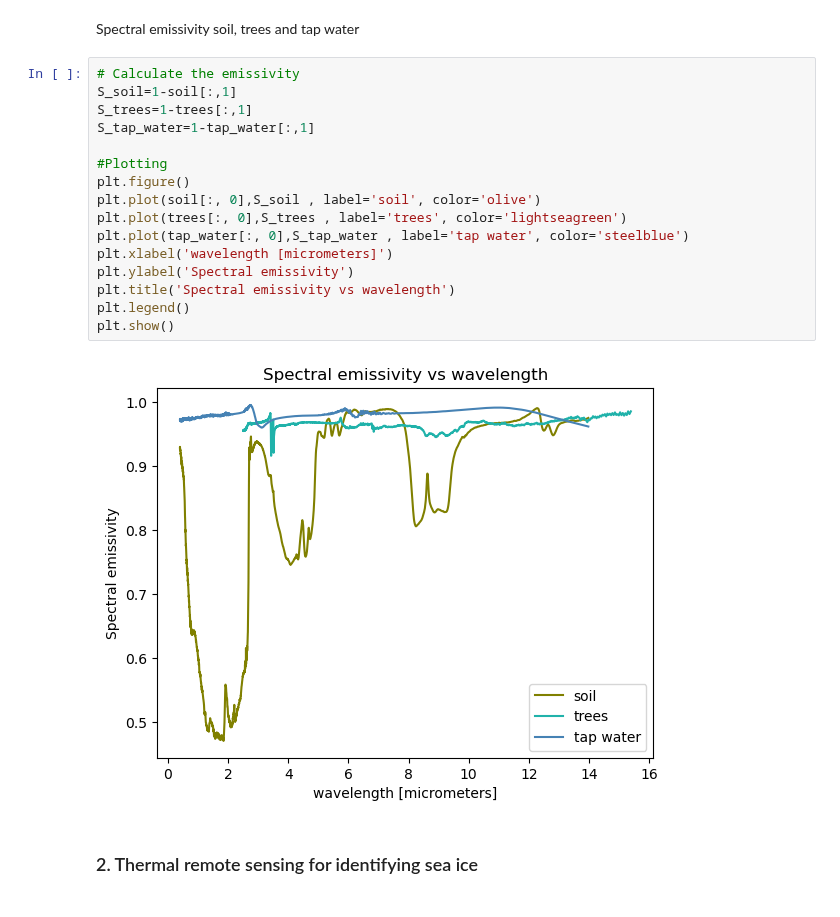
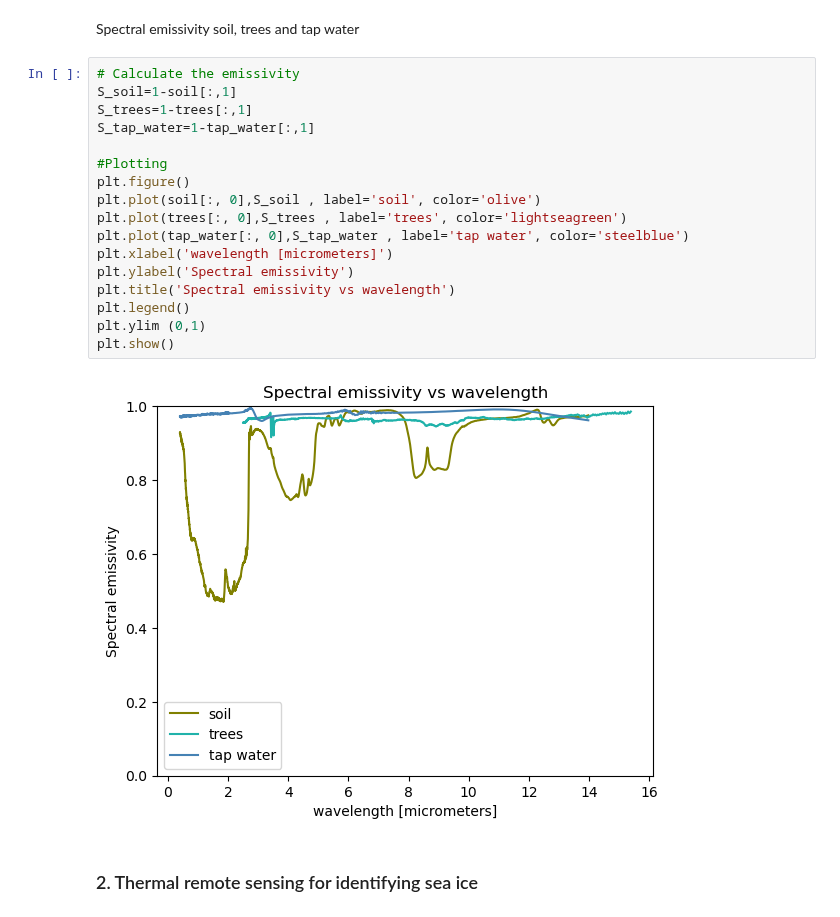
Before and after one commit to debnovalina/PPESO-Practical, a Jupyter notebook: Thermal remote sensing.ipynb, the cells around one changed output. Drawn from its saved outputs; the diff is of its cells as text.

Commit message:
Fixed graphs

```diff
--- a/Thermal remote sensing.ipynb
+++ b/Thermal remote sensing.ipynb
@@ -104,20 +106,21 @@ Spectral emissivity soil, trees and tap water
 # %%
 # Calculate the emissivity
 S_soil=1-soil[:,1]
 S_trees=1-trees[:,1]
 S_tap_water=1-tap_water[:,1]
 
 #Plotting
 plt.figure()
 plt.plot(soil[:, 0],S_soil , label='soil', color='olive')
 plt.plot(trees[:, 0],S_trees , label='trees', color='lightseagreen')
 plt.plot(tap_water[:, 0],S_tap_water , label='tap water', color='steelblue')
 plt.xlabel('wavelength [micrometers]')
 plt.ylabel('Spectral emissivity')
 plt.title('Spectral emissivity vs wavelength')
 plt.legend()
+plt.ylim (0,1)
 plt.show()
 # %% [output]
-[figure, old version]
+[figure, new version]
 # %% [markdown]
 ### 2. Thermal remote sensing for identifying sea ice
```
Also changed, not shown: parts of 2 cells of this notebook.
